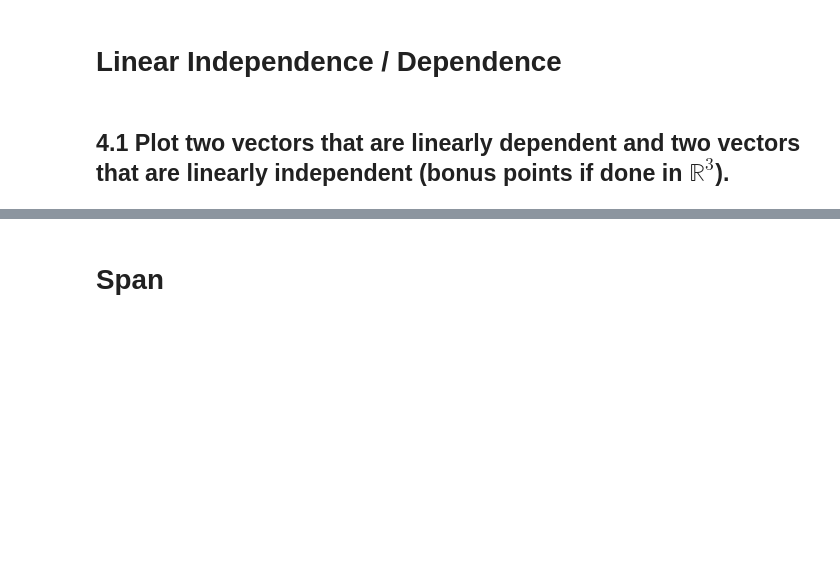
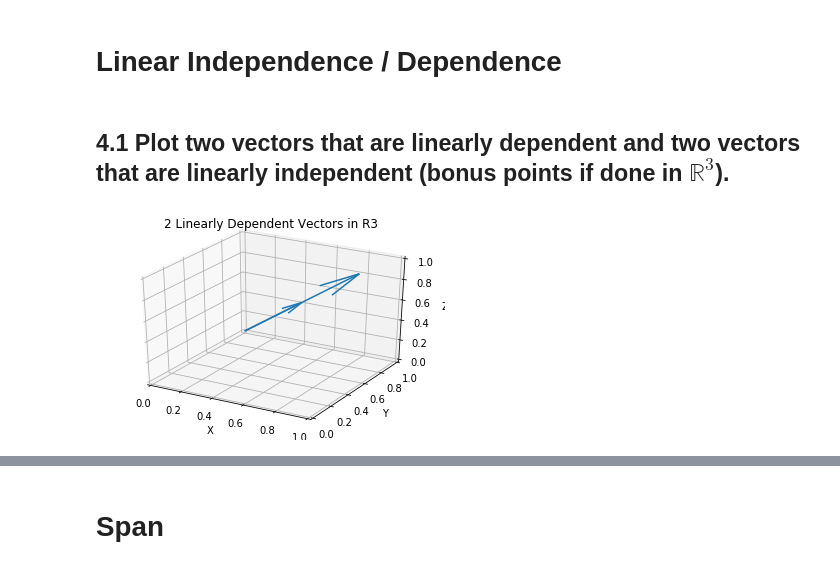
Before and after one commit to JimKing100/DS-Unit-1-Sprint-4-Linear-Algebra, a Jupyter notebook: module2-intermediate-linear-algebra/Intermediate_Linear_Algebra_Assignment.ipynb, the cells around one changed output, grey strips where cells are left out. Cells and saved outputs as stored; diff of their text form; code cells hidden in the pictures; blank space fills up the shorter version.

```diff
--- a/module2-intermediate-linear-algebra/Intermediate_Linear_Algebra_Assignment.ipynb
+++ b/module2-intermediate-linear-algebra/Intermediate_Linear_Algebra_Assignment.ipynb
@@ -158,3 +229,28 @@ f = \begin{bmatrix} 4 & 12 & 11 & 9 & 2 \end{bmatrix}
 # Linear Independence / Dependence
 # %% [markdown]
 ## 4.1 Plot two vectors that are linearly dependent and two vectors that are linearly independent (bonus points if done in $\mathbb{R}^3$).
+# %%
+from mpl_toolkits.mplot3d import Axes3D
+import numpy as np
+
+# Create 2 linearly dependent vectors of different lengths
+vector_1 = np.array([[0, 1, 0, .5, .5, .5]])
+vector_2 = np.array([[0, 1, 0, .25, .25,.25]])
+
+# Plot the linearly dependent vectors
+X1, Y1, Z1, U1, V1, W1 = zip(*vector_1)
+X2, Y2, Z2, U2, V2, W2 = zip(*vector_2)
+fig = plt.figure()
+ax = fig.add_subplot(111, projection='3d')
+ax.quiver(X1, Y1, Z1, U1, V1, W1, length=1)
+ax.quiver(X2, Y2, Z2, U2, V2, W2, length=1)
+ax.set_xlim([0, 1])
+ax.set_ylim([0, 1])
+ax.set_zlim([0, 1])
+ax.set_xlabel('X')
+ax.set_ylabel('Y')
+ax.set_zlabel('Z')
+plt.title('2 Linearly Dependent Vectors in R3')
+plt.show()
+# %% [output]
+[figure, added]
```
Also changed, not shown: parts of 10 cells of this notebook.
